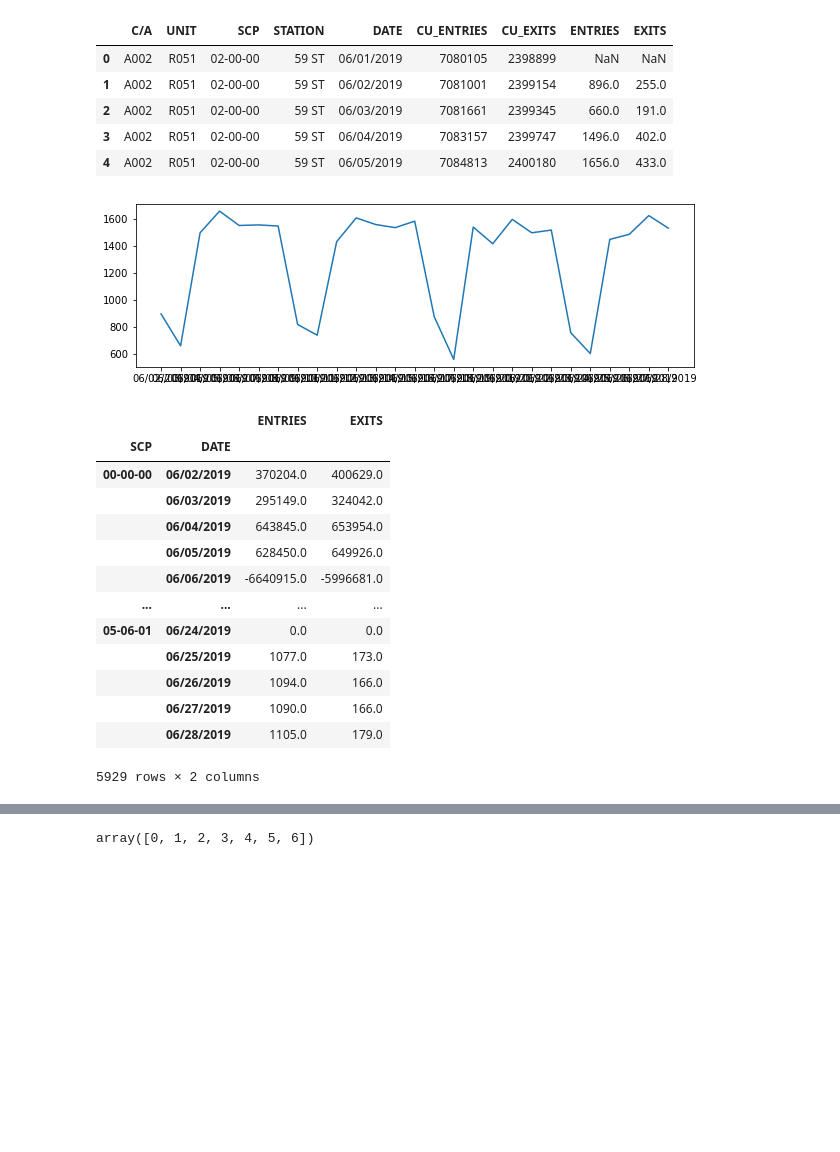
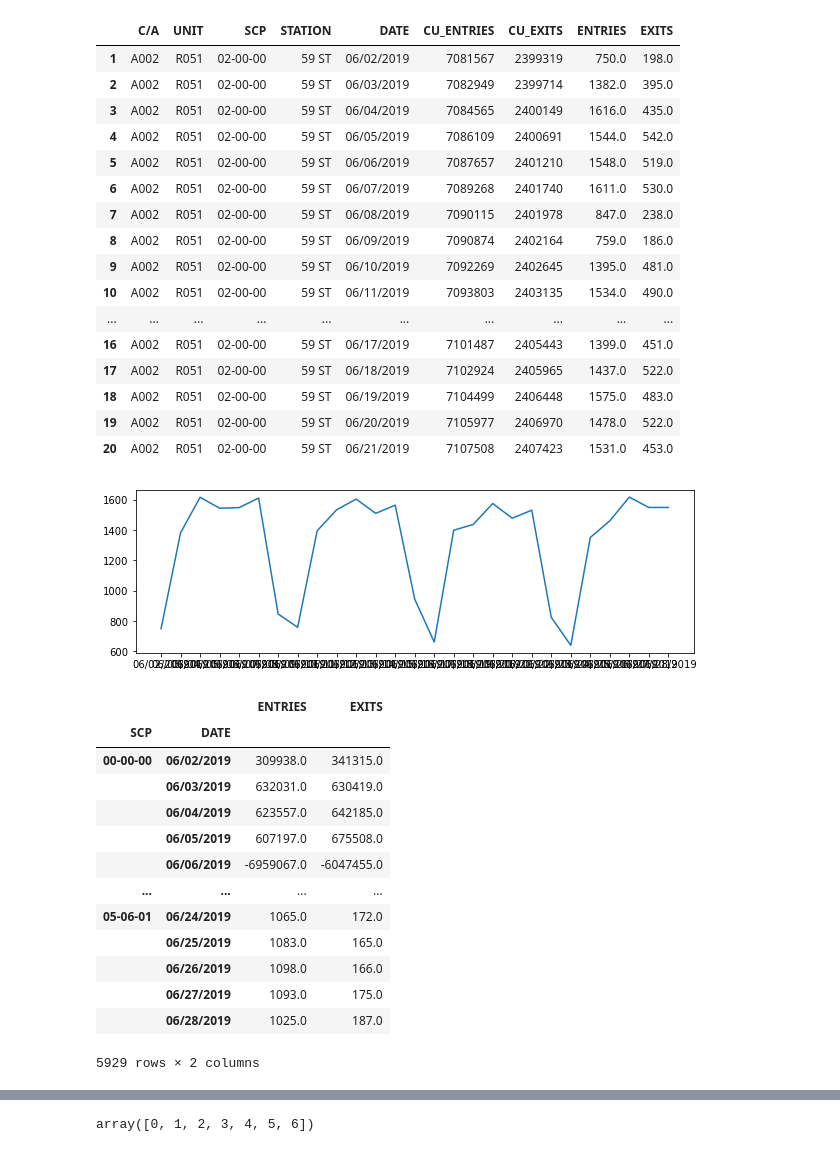
Before and after one commit to mattsegall/MTA-Project1, a Jupyter notebook: Nathaniel Exploration.ipynb, the cells around one changed output, grey strips where cells are left out. Saved outputs shown, nothing was run; the diff lists cells and outputs as text; code cells hidden in the pictures; blank space fills up the shorter version.

```diff
--- a/Nathaniel Exploration.ipynb
+++ b/Nathaniel Exploration.ipynb
@@ -13,20 +13,31 @@ june_data.rename(columns={'EXITS
                           'ENTRIES': 'CU_ENTRIES'}, inplace=True)
 june_data['DateTime'] = pd.to_datetime(june_data['DATE'] + ' ' + june_data['TIME'])
 # %%
-jd_daily = (june_data.groupby(["C/A", "UNIT", "SCP", "STATION", "DATE"],as_index=False)[['CU_ENTRIES','CU_EXITS']].first())
+jd_daily = (june_data.groupby(["C/A", "UNIT", "SCP", "STATION", "DATE"],as_index=False)[['CU_ENTRIES','CU_EXITS']].last())
 # %%
 jd_daily[['ENTRIES','EXITS']] = (jd_daily
                                         .groupby(["C/A", "UNIT", "SCP", "STATION"])[[ "CU_ENTRIES", 'CU_EXITS']]
                                         .apply(lambda x: x.subtract(x.shift(1))))
 # %%
-jd_daily.head()
+jd_daily.head(20)
 # %% [output]
 |  | C/A | UNIT | SCP | STATION | DATE | CU_ENTRIES | CU_EXITS | ENTRIES | EXITS |
-| 0 | A002 | R051 | 02-00-00 | 59 ST | 06/01/2019 | 7080105 | 2398899 | NaN | NaN |
-| 1 | A002 | R051 | 02-00-00 | 59 ST | 06/02/2019 | 7081001 | 2399154 | 896.0 | 255.0 |
-| 2 | A002 | R051 | 02-00-00 | 59 ST | 06/03/2019 | 7081661 | 2399345 | 660.0 | 191.0 |
-| 3 | A002 | R051 | 02-00-00 | 59 ST | 06/04/2019 | 7083157 | 2399747 | 1496.0 | 402.0 |
-| 4 | A002 | R051 | 02-00-00 | 59 ST | 06/05/2019 | 7084813 | 2400180 | 1656.0 | 433.0 |
+| 1 | A002 | R051 | 02-00-00 | 59 ST | 06/02/2019 | 7081567 | 2399319 | 750.0 | 198.0 |
+| 2 | A002 | R051 | 02-00-00 | 59 ST | 06/03/2019 | 7082949 | 2399714 | 1382.0 | 395.0 |
+| 3 | A002 | R051 | 02-00-00 | 59 ST | 06/04/2019 | 7084565 | 2400149 | 1616.0 | 435.0 |
+| 4 | A002 | R051 | 02-00-00 | 59 ST | 06/05/2019 | 7086109 | 2400691 | 1544.0 | 542.0 |
+| 5 | A002 | R051 | 02-00-00 | 59 ST | 06/06/2019 | 7087657 | 2401210 | 1548.0 | 519.0 |
+| 6 | A002 | R051 | 02-00-00 | 59 ST | 06/07/2019 | 7089268 | 2401740 | 1611.0 | 530.0 |
+| 7 | A002 | R051 | 02-00-00 | 59 ST | 06/08/2019 | 7090115 | 2401978 | 847.0 | 238.0 |
+| 8 | A002 | R051 | 02-00-00 | 59 ST | 06/09/2019 | 7090874 | 2402164 | 759.0 | 186.0 |
+| 9 | A002 | R051 | 02-00-00 | 59 ST | 06/10/2019 | 7092269 | 2402645 | 1395.0 | 481.0 |
+| 10 | A002 | R051 | 02-00-00 | 59 ST | 06/11/2019 | 7093803 | 2403135 | 1534.0 | 490.0 |
+| ... | ... | ... | ... | ... | ... | ... | ... | ... | ... |
+| 16 | A002 | R051 | 02-00-00 | 59 ST | 06/17/2019 | 7101487 | 2405443 | 1399.0 | 451.0 |
+| 17 | A002 | R051 | 02-00-00 | 59 ST | 06/18/2019 | 7102924 | 2405965 | 1437.0 | 522.0 |
+| 18 | A002 | R051 | 02-00-00 | 59 ST | 06/19/2019 | 7104499 | 2406448 | 1575.0 | 483.0 |
+| 19 | A002 | R051 | 02-00-00 | 59 ST | 06/20/2019 | 7105977 | 2406970 | 1478.0 | 522.0 |
+| 20 | A002 | R051 | 02-00-00 | 59 ST | 06/21/2019 | 7107508 | 2407423 | 1531.0 | 453.0 |
 # %%
 jd_daily.dropna(subset=['ENTRIES', 'EXITS'], inplace = True)
 # %%
@@ -39,24 +50,24 @@ plt.figure(figsize=(10,3))
 plt.plot(filtered_jdd['DATE'],filtered_jdd['ENTRIES'])
 plt.show()
 # %% [output]
-[figure, old version]
+[figure, new version]
 # %%
 jd_daily_CUS = jd_daily.groupby(['SCP','DATE'])[['ENTRIES', 'EXITS']].sum()
 jd_daily_CUS
 # %% [output]
 |  |  | ENTRIES | EXITS |
 | SCP | DATE |  |  |
-| 00-00-00 | 06/02/2019 | 370204.0 | 400629.0 |
-|  | 06/03/2019 | 295149.0 | 324042.0 |
-|  | 06/04/2019 | 643845.0 | 653954.0 |
-|  | 06/05/2019 | 628450.0 | 649926.0 |
-|  | 06/06/2019 | -6640915.0 | -5996681.0 |
+| 00-00-00 | 06/02/2019 | 309938.0 | 341315.0 |
+|  | 06/03/2019 | 632031.0 | 630419.0 |
+|  | 06/04/2019 | 623557.0 | 642185.0 |
+|  | 06/05/2019 | 607197.0 | 675508.0 |
+|  | 06/06/2019 | -6959067.0 | -6047455.0 |
 | ... | ... | ... | ... |
-| 05-06-01 | 06/24/2019 | 0.0 | 0.0 |
-|  | 06/25/2019 | 1077.0 | 173.0 |
-|  | 06/26/2019 | 1094.0 | 166.0 |
-|  | 06/27/2019 | 1090.0 | 166.0 |
-|  | 06/28/2019 | 1105.0 | 179.0 |
+| 05-06-01 | 06/24/2019 | 1065.0 | 172.0 |
+|  | 06/25/2019 | 1083.0 | 165.0 |
+|  | 06/26/2019 | 1098.0 | 166.0 |
+|  | 06/27/2019 | 1093.0 | 175.0 |
+|  | 06/28/2019 | 1025.0 | 187.0 |
 5929 rows × 2 columns
 # %%
 jd_daily_station = jd_daily.groupby(['STATION', 'DATE'])[['ENTRIES', 'EXITS']].sum().reset_index()
```
Also changed, not shown: parts of 9 cells of this notebook.
